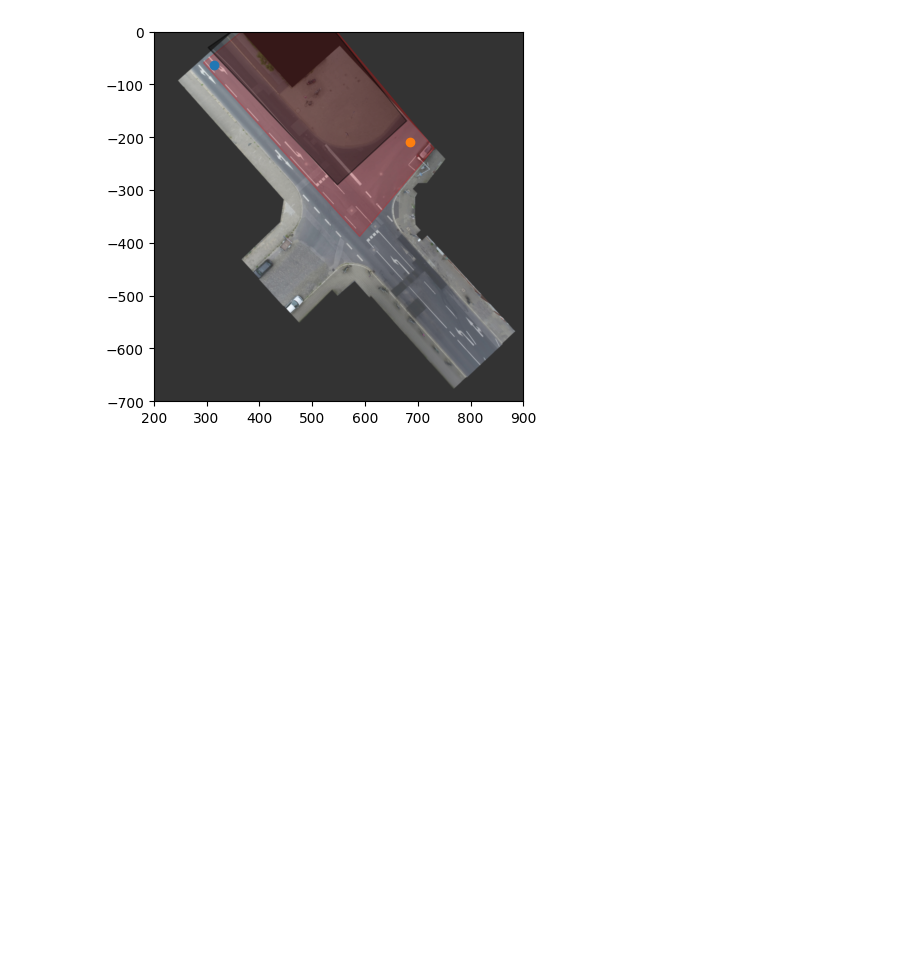
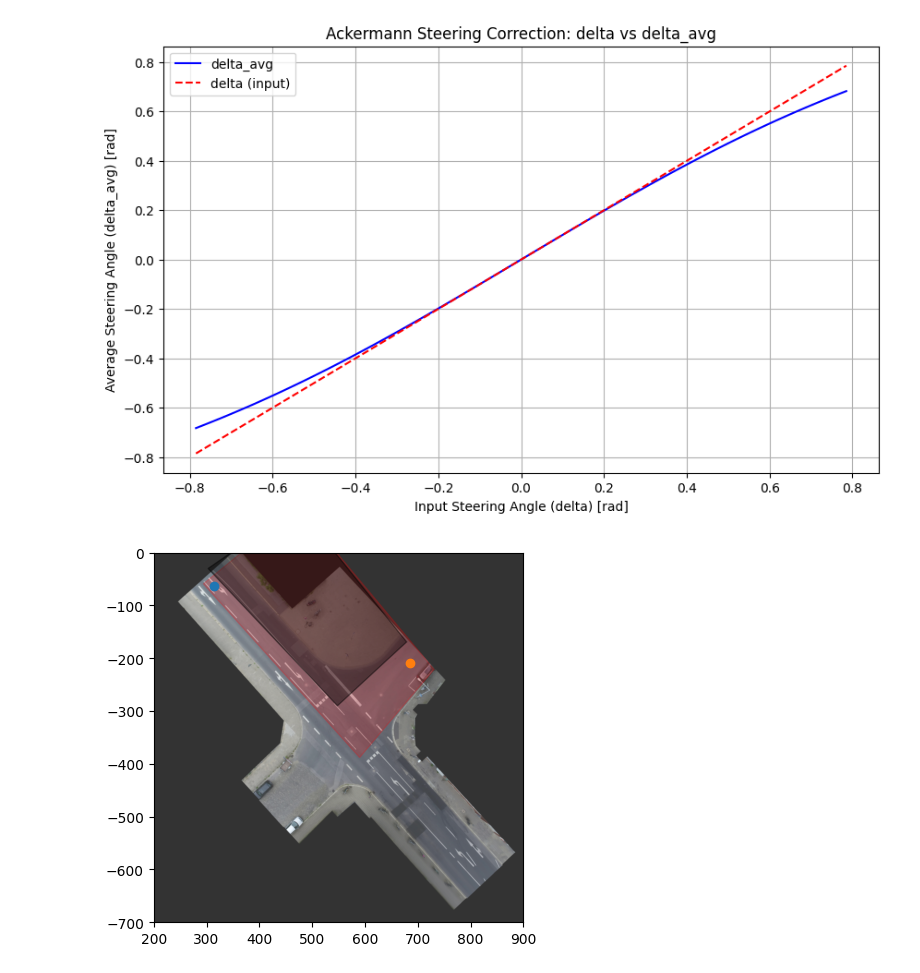
Before and after one commit to QDZHOU/FYP_Intent_Learning, a Jupyter notebook: MPC/inD_MPC.ipynb, the cells around one changed output. Cells and saved outputs as stored; diff of their text form; code cells hidden in the pictures; blank space fills up the shorter version.

```diff
--- a/MPC/inD_MPC.ipynb
+++ b/MPC/inD_MPC.ipynb
@@ -454,3 +492,45 @@ class polytope_estimation_OR():
+# %%
+import numpy as np
+import matplotlib.pyplot as plt
+
+def plot_delta_vs_delta_avg(l_f, l_r, W, delta_min=-np.pi/4, delta_max=np.pi/4, num_points=100):
+    delta_values = np.linspace(delta_min, delta_max, num_points)
+    delta_avg_values = []
+
+    for delta in delta_values:
+        # Avoid division by zero for delta ≈ 0
+        if abs(delta) < 1e-6:
+            delta_avg_values.append(0.0)
+            continue
+
+        # Compute turning radius
+        R = (l_f + l_r) / delta
+
+        # Compute inner and outer wheel angles (Ackermann geometry)
+        delta_outer = np.arctan((l_f + l_r) / (R + W/2))
+        delta_inner = np.arctan((l_f + l_r) / (R - W/2))
+
+        # Average angle (simplified for bicycle model)
+        delta_avg = (delta_outer + delta_inner) / 2
+        delta_avg_values.append(delta_avg)
+
+    # Plot
+    plt.figure(figsize=(10, 6))
+    plt.plot(delta_values, delta_avg_values, 'b-', label='delta_avg')
+    plt.plot(delta_values, delta_values, 'r--', label='delta (input)')
+    plt.xlabel('Input Steering Angle (delta) [rad]')
+    plt.ylabel('Average Steering Angle (delta_avg) [rad]')
+    plt.title('Ackermann Steering Correction: delta vs delta_avg')
+    plt.grid(True)
+    plt.legend()
+    plt.show()
+
+l_f = 1.5  # Front axle distance (m)
+l_r = 1.5  # Rear axle distance (m)
+W = 1.8    # Track width (m)
+plot_delta_vs_delta_avg(l_f, l_r, W)
+# %% [output]
+[figure, added]
 # %%
 Param = {
     "init_acc": acc_vals[:,0].reshape(2,1),
```
Also changed, not shown: parts of 6 cells of this notebook, 4 other files.
